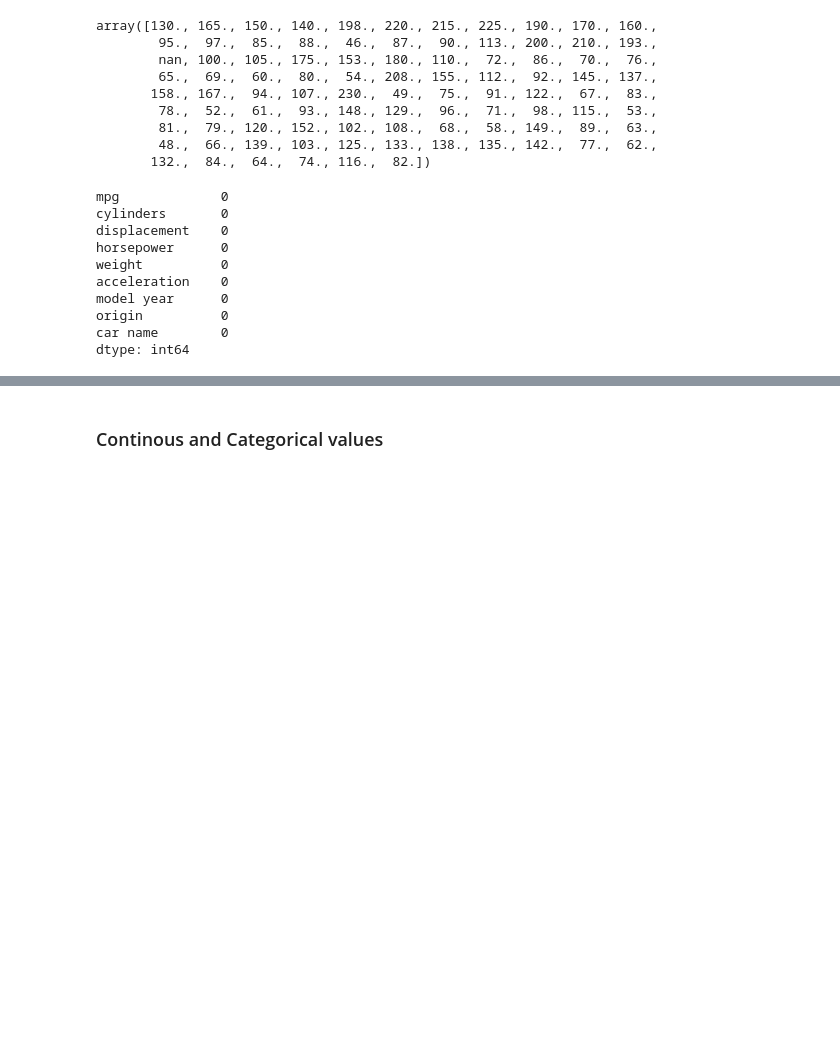
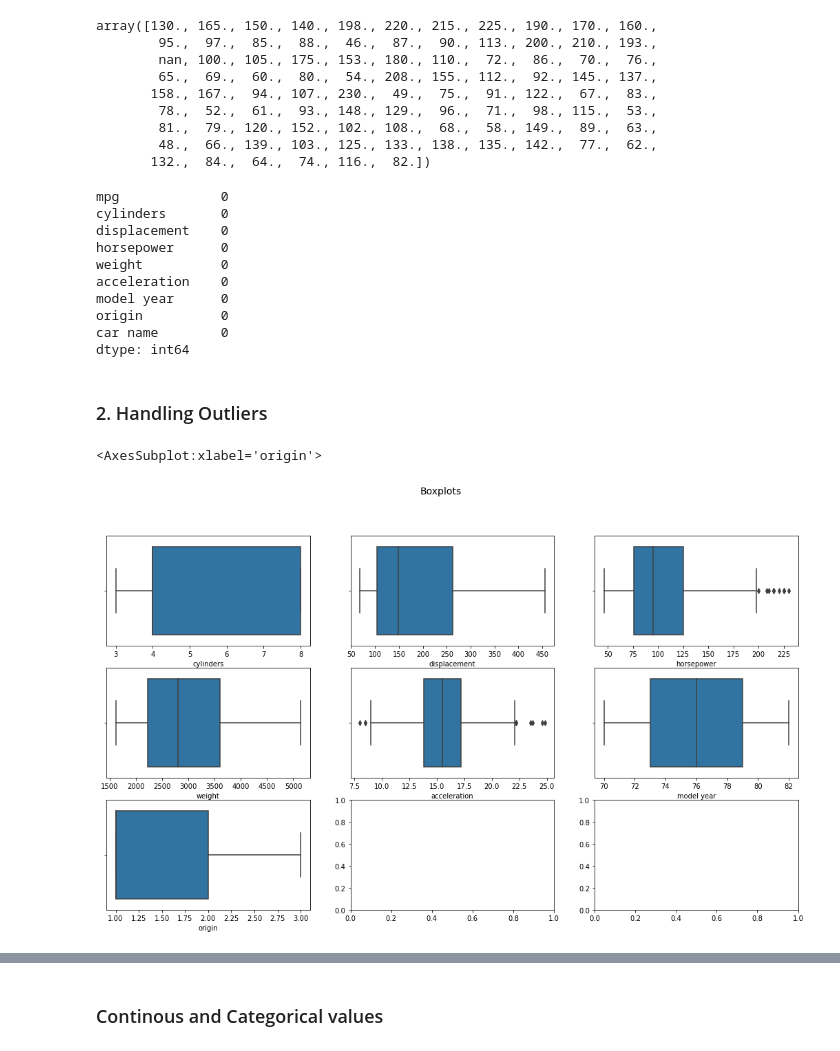
Before and after one commit to hperez/DataScience_MachineLearning_Projects, a Jupyter notebook: Kaggle_Auto_MPG/auto-mpg-uci-solution-2.ipynb, the cells around one changed output, grey strips where cells are left out. Drawn from its saved outputs; the diff is of its cells as text; code cells hidden in the pictures; blank space fills up the shorter version.

Commit message:
Handled outliers

```diff
--- a/Kaggle_Auto_MPG/auto-mpg-uci-solution-2.ipynb
+++ b/Kaggle_Auto_MPG/auto-mpg-uci-solution-2.ipynb
@@ -125,3 +140,21 @@ model year      0
 origin          0
 car name        0
 dtype: int64
+# %% [markdown]
+### 2. Handling Outliers
+# %%
+# Finding outliers - Plotting box plots
+
+fig, axes = plt.subplots(3, 3, figsize=(18, 10))
+fig.suptitle('Boxplots', size = 14)
+
+sns.boxplot(ax=axes[0, 0], data=raw_data, x='cylinders')
+sns.boxplot(ax=axes[0, 1], data=raw_data, x='displacement')
+sns.boxplot(ax=axes[0, 2], data=raw_data, x='horsepower')
+sns.boxplot(ax=axes[1, 0], data=raw_data, x='weight')
+sns.boxplot(ax=axes[1, 1], data=raw_data, x='acceleration')
+sns.boxplot(ax=axes[1, 2], data=raw_data, x='model year')
+sns.boxplot(ax=axes[2, 0], data=raw_data, x='origin')
+# %% [output]
+<AxesSubplot:xlabel='origin'>
+[figure, added]
```
Also changed, not shown: parts of 16 cells of this notebook.
